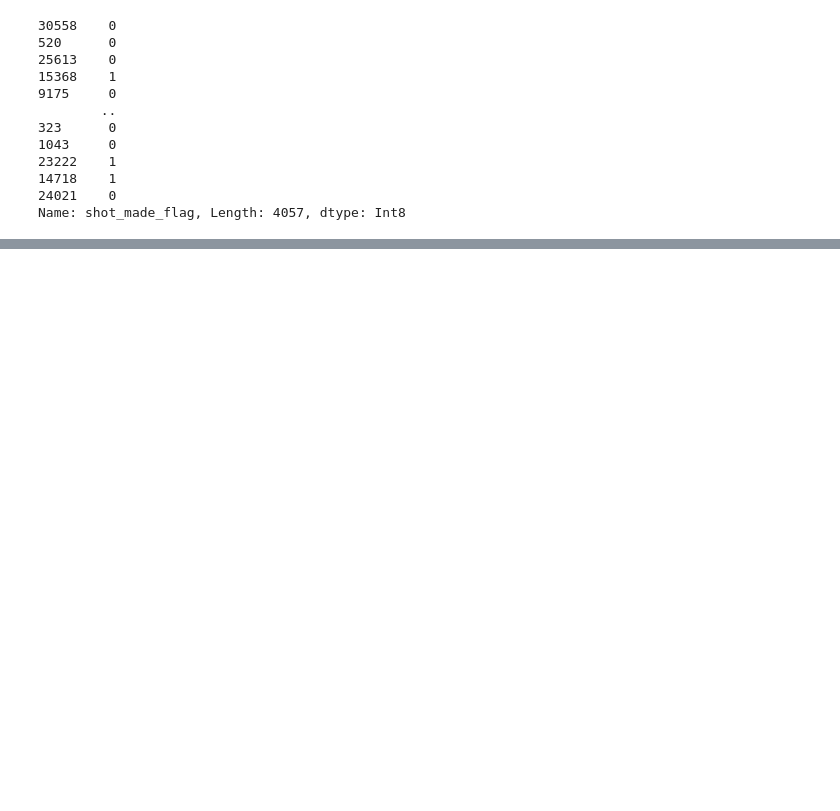
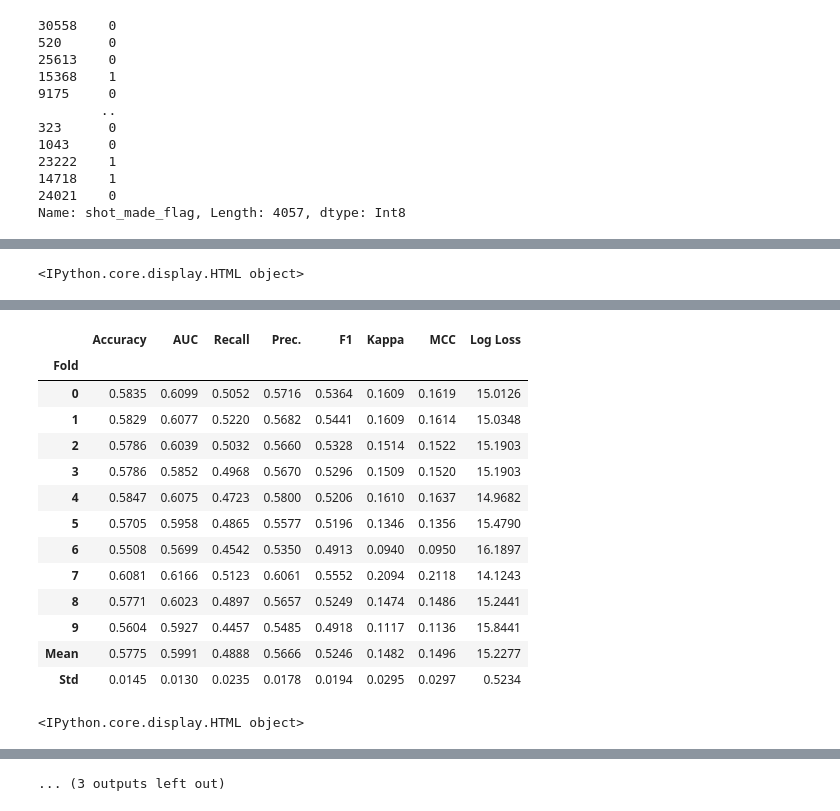
Before and after one commit to thealexandrelara/project-infnet-engenharia-de-machine-learning, a Jupyter notebook: notebooks/model_training.ipynb, the cells around one changed output, grey strips where cells are left out. Drawn from its saved outputs; the diff is of its cells as text; code cells hidden in the pictures; blank space fills up the shorter version.

```diff
--- a/notebooks/model_training.ipynb
+++ b/notebooks/model_training.ipynb
@@ -160,0 +188,3 @@ Name: shot_made_flag, Length: 4057, dtype: Int8
+# %%
+logistic_regression_model = experiment.create_model('lr')
+# %% [output]
@@ -160,0 +192 @@ Name: shot_made_flag, Length: 4057, dtype: Int8
+<IPython.core.display.HTML object>
@@ -160,0 +194,15 @@ Name: shot_made_flag, Length: 4057, dtype: Int8
+|  | Accuracy | AUC | Recall | Prec. | F1 | Kappa | MCC | Log Loss |
+| Fold |  |  |  |  |  |  |  |  |
+| 0 | 0.5835 | 0.6099 | 0.5052 | 0.5716 | 0.5364 | 0.1609 | 0.1619 | 15.0126 |
+| 1 | 0.5829 | 0.6077 | 0.5220 | 0.5682 | 0.5441 | 0.1609 | 0.1614 | 15.0348 |
+| 2 | 0.5786 | 0.6039 | 0.5032 | 0.5660 | 0.5328 | 0.1514 | 0.1522 | 15.1903 |
+| 3 | 0.5786 | 0.5852 | 0.4968 | 0.5670 | 0.5296 | 0.1509 | 0.1520 | 15.1903 |
+| 4 | 0.5847 | 0.6075 | 0.4723 | 0.5800 | 0.5206 | 0.1610 | 0.1637 | 14.9682 |
+| 5 | 0.5705 | 0.5958 | 0.4865 | 0.5577 | 0.5196 | 0.1346 | 0.1356 | 15.4790 |
+| 6 | 0.5508 | 0.5699 | 0.4542 | 0.5350 | 0.4913 | 0.0940 | 0.0950 | 16.1897 |
+| 7 | 0.6081 | 0.6166 | 0.5123 | 0.6061 | 0.5552 | 0.2094 | 0.2118 | 14.1243 |
+| 8 | 0.5771 | 0.6023 | 0.4897 | 0.5657 | 0.5249 | 0.1474 | 0.1486 | 15.2441 |
+| 9 | 0.5604 | 0.5927 | 0.4457 | 0.5485 | 0.4918 | 0.1117 | 0.1136 | 15.8441 |
+| Mean | 0.5775 | 0.5991 | 0.4888 | 0.5666 | 0.5246 | 0.1482 | 0.1496 | 15.2277 |
+| Std | 0.0145 | 0.0130 | 0.0235 | 0.0178 | 0.0194 | 0.0295 | 0.0297 | 0.5234 |
+<IPython.core.display.HTML object>
@@ -160,0 +216 @@ Name: shot_made_flag, Length: 4057, dtype: Int8
+... (3 outputs left out)
```
Also changed, not shown: parts of 8 cells of this notebook, 6 other files.
